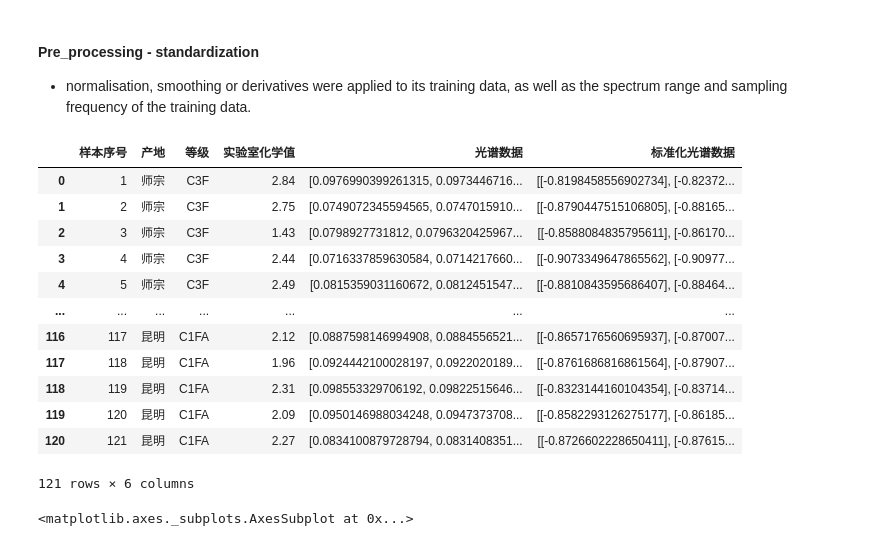
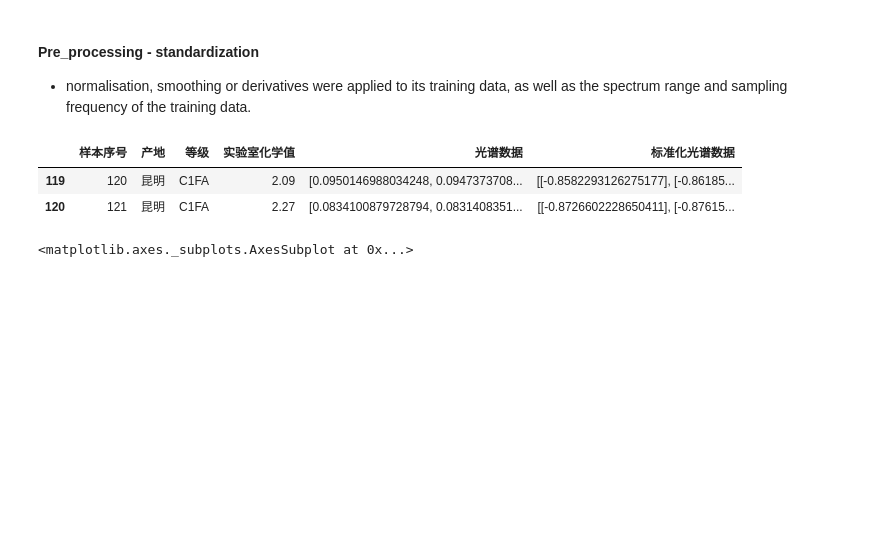
Before and after one commit to Chloejay/spectral_classifier, a Jupyter notebook: spectral_analysis.ipynb, the cells around one changed output. Drawn from its saved outputs; the diff is of its cells as text; code cells hidden in the pictures; blank space fills up the shorter version.

Commit message:
process and to train model;

```diff
--- a/spectral_analysis.ipynb
+++ b/spectral_analysis.ipynb
@@ -10,13 +14,14 @@ import time
 ## process training datasets => flatten
 # %%
 BASE_DIR= "data/数据挖掘题目/近红外试题1/"
-TRAINING_DIR= os.path.join(BASE_DIR, "建模集光谱/")
+TRAINING_DIR= os.path.join(BASE_DIR, "建模集光谱")
 chemical_excel = os.path.join(BASE_DIR, "建模集化学值.xlsx")
-TEST_DIR= "验证集光谱/"
+TEST_DIR= "验证集光谱"
 SHEET_NAME="初始化学值"
+TEST_DIR= os.path.join(BASE_DIR, "验证集光谱")
 # %%
 # add a helper func to read Excel file
-def get_chemical_source(file_path: str, sheet_name:str =None)-> pd.DataFrame:
+def get_chemical_source(file_path: str, sheet_name=None)-> pd.DataFrame:
     chemical_data = pd.read_excel(file_path, sheet_name)
     return chemical_data
 
@@ -110,26 +104,16 @@ plot_spectrum(merged_flatten_df["光谱数据"])
 # %%
 from sklearn.preprocessing import StandardScaler
 
 def standard_row(row):
     scaler = StandardScaler()
     return scaler.fit_transform(row.reshape(-1,1))
 
 merged_flatten_df["标准化光谱数据"]= merged_flatten_df.loc[:,"光谱数据"].apply(lambda x: standard_row(x))
-merged_flatten_df
+merged_flatten_df.tail(2)
 # %% [output]
 |  | 样本序号 | 产地 | 等级 | 实验室化学值 | 光谱数据 | 标准化光谱数据 |
-| 0 | 1 | 师宗 | C3F | 2.84 | [0.0976990399261315, 0.0973446716... | [[-0.8198458556902734], [-0.82372... |
-| 1 | 2 | 师宗 | C3F | 2.75 | [0.0749072345594565, 0.0747015910... | [[-0.8790447515106805], [-0.88165... |
-| 2 | 3 | 师宗 | C3F | 1.43 | [0.0798927731812, 0.0796320425967... | [[-0.8588084835795611], [-0.86170... |
-| 3 | 4 | 师宗 | C3F | 2.44 | [0.0716337859630584, 0.0714217660... | [[-0.9073349647865562], [-0.90977... |
-| 4 | 5 | 师宗 | C3F | 2.49 | [0.0815359031160672, 0.0812451547... | [[-0.8810843595686407], [-0.88464... |
-| ... | ... | ... | ... | ... | ... | ... |
-| 116 | 117 | 昆明 | C1FA | 2.12 | [0.0887598146994908, 0.0884556521... | [[-0.8657176560695937], [-0.87007... |
-| 117 | 118 | 昆明 | C1FA | 1.96 | [0.0924442100028197, 0.0922020189... | [[-0.8761686816861564], [-0.87907... |
-| 118 | 119 | 昆明 | C1FA | 2.31 | [0.098553329706192, 0.09822515646... | [[-0.8323144160104354], [-0.83714... |
 | 119 | 120 | 昆明 | C1FA | 2.09 | [0.0950146988034248, 0.0947373708... | [[-0.8582293126275177], [-0.86185... |
 | 120 | 121 | 昆明 | C1FA | 2.27 | [0.0834100879728794, 0.0831408351... | [[-0.8726602228650411], [-0.87615... |
-121 rows × 6 columns
 # %%
 sns.distplot(merged_flatten_df["标准化光谱数据"][0])
 # %% [output]
```
Also changed, not shown: parts of 32 cells of this notebook, 5 other files.
